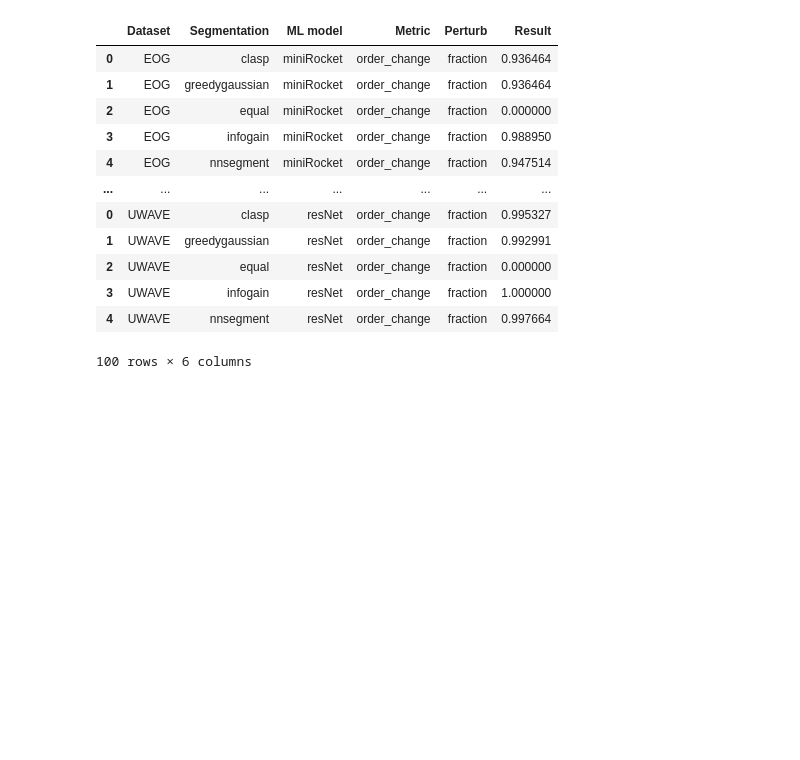
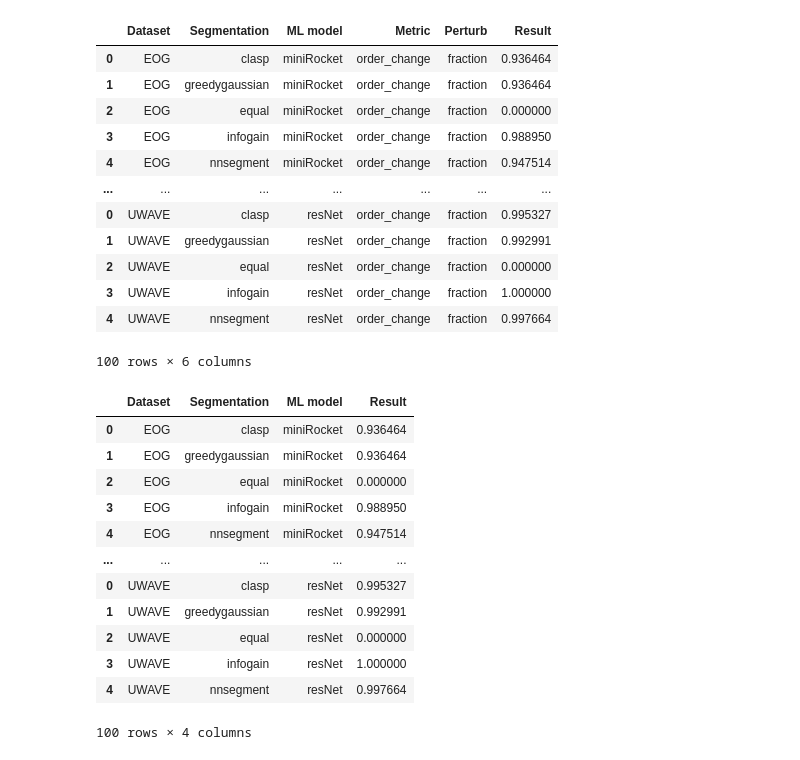
Before and after one commit to davide-serramazza/segment_SHAP, a Jupyter notebook: evaluate_order_change.ipynb, the cells around one changed output. Saved outputs shown, nothing was run; the diff lists cells and outputs as text; code cells hidden in the pictures; blank space fills up the shorter version.

```diff
--- a/evaluate_order_change.ipynb
+++ b/evaluate_order_change.ipynb
@@ -183,5 +185,21 @@ df
 | 3 | UWAVE | infogain | resNet | order_change | fraction | 1.000000 |
 | 4 | UWAVE | nnsegment | resNet | order_change | fraction | 0.997664 |
 100 rows × 6 columns
+# %%
+df[["Dataset", "Segmentation", "ML model", "Result"]]
+# %% [output]
+|  | Dataset | Segmentation | ML model | Result |
+| 0 | EOG | clasp | miniRocket | 0.936464 |
+| 1 | EOG | greedygaussian | miniRocket | 0.936464 |
+| 2 | EOG | equal | miniRocket | 0.000000 |
+| 3 | EOG | infogain | miniRocket | 0.988950 |
+| 4 | EOG | nnsegment | miniRocket | 0.947514 |
+| ... | ... | ... | ... | ... |
+| 0 | UWAVE | clasp | resNet | 0.995327 |
+| 1 | UWAVE | greedygaussian | resNet | 0.992991 |
+| 2 | UWAVE | equal | resNet | 0.000000 |
+| 3 | UWAVE | infogain | resNet | 1.000000 |
+| 4 | UWAVE | nnsegment | resNet | 0.997664 |
+100 rows × 4 columns
 # %%
 import matplotlib.pyplot as plt
```
Also changed, not shown: parts of 7 cells of this notebook.
